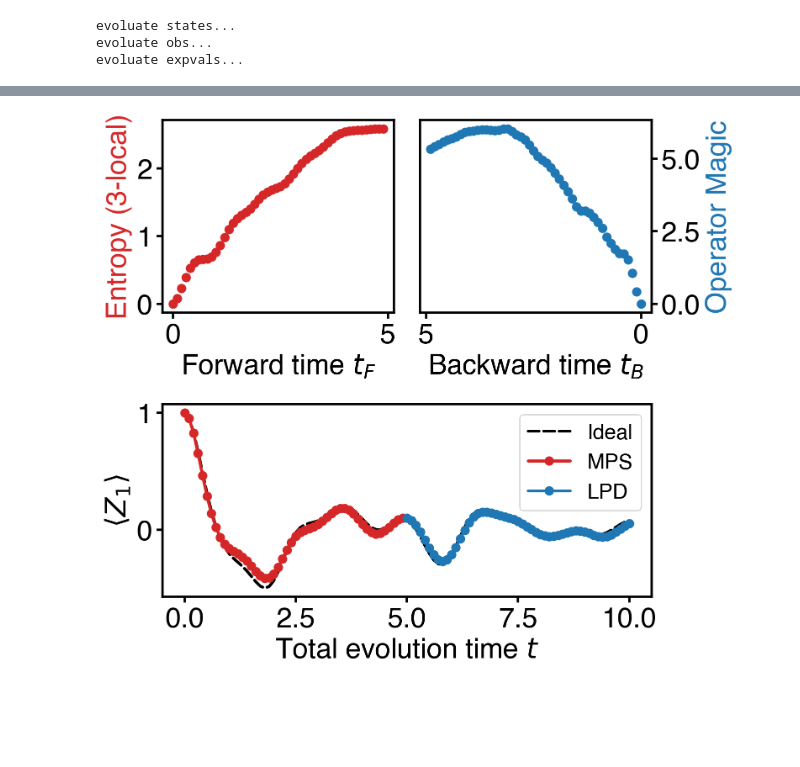
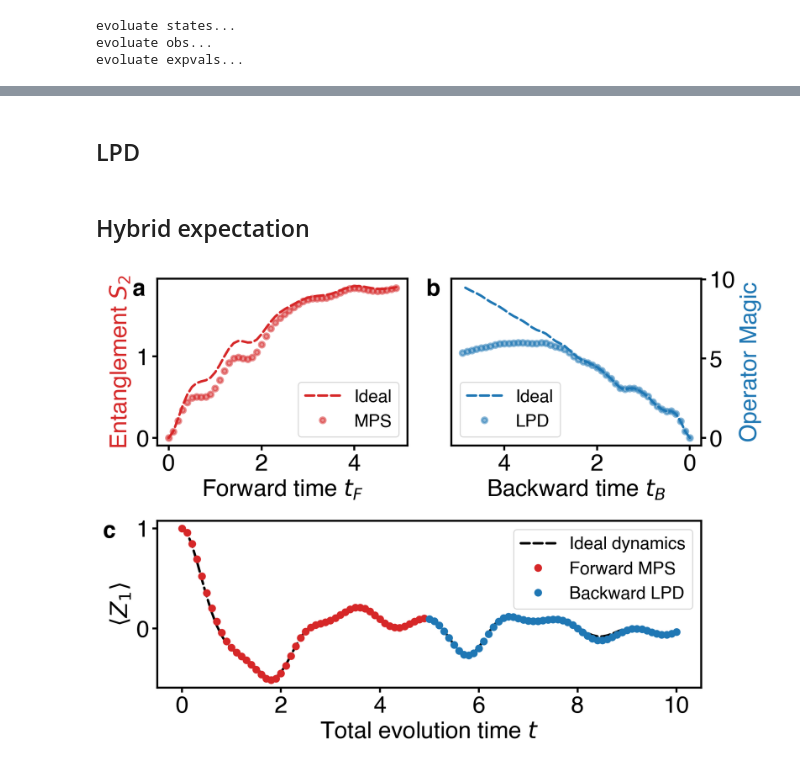
Before and after one commit to Jue-Xu/Pauli-Propagation-Hamiltonian-Expectation, a Jupyter notebook: hybrid.ipynb, the cells around one changed output, grey strips where cells are left out. Drawn from its saved outputs; the diff is of its cells as text; code cells hidden in the pictures; blank space fills up the shorter version.

Commit message:
hybrid update

```diff
--- a/hybrid.ipynb
+++ b/hybrid.ipynb
@@ -44,7 +48,7 @@ qmfi_xx_even = SparsePauliOp.from_sparse_list([*qmfi.xx_tuples[::2]], num_qubits
 qmfi_xx_odd = SparsePauliOp.from_sparse_list([*qmfi.xx_tuples[1::2]], num_qubits=n).simplify()
 qmfi_x_terms = SparsePauliOp.from_sparse_list([*qmfi.x_tuples], num_qubits=n).simplify()
 qmfi_y_terms = qmfi.y_terms
-qmfi_H_list = [qmfi_x_terms, qmfi_y_terms, qmfi_xx_even, qmfi_xx_odd]
+qmfi_H_list = [qmfi_y_terms, qmfi_x_terms, qmfi_xx_even, qmfi_xx_odd]   # y before x is better
 qmfi_H_ordered = sum(qmfi_H_list)
 qmfi_U_dt_ideal = expH(sum(qmfi_H_ordered), dt, use_jax=False)
 qmfi_U_dt_appro = pf(qmfi_H_ordered, dt, 1, 1)
@@ -72,3 +110,5 @@ evoluate expvals...
+# %% [markdown]
+## LPD
 # %%
 exp_val_func = partial(exp_val_0101_state_pauli_rep, n_qubits=n)
 # exp_val_func = exp_val_all_zeros_pauli_rep
@@ -76,42 +116,60 @@ exp_val_func = partial(exp_val_0101_state_pauli_rep, n_qubits=n)
 w_thres = 5
 qmfi_sim = LowWeightPauliPropagation.from_pauli_list(ob_op, qmfi_ops, threshold=w_thres, nprocs=4)
 qmfi_res = qmfi_sim.run_dynamics(r, process=exp_val_func, process_every=1, verbose=False)
-qmfi_res = np.array(qmfi_res)
-qmfi_norm_weight_steps = [weight_2norm_distr(ob, n) for ob in qmfi_sim.evo_obs]
-
-sub_dim = 3
-qmfi_entangle_entropy3 = [entangle_entropy(state, sub_dim) for state in qmfi_trott_states]
-qmfi_magic = [operator_magic(obs) for obs in qmfi_sim.evo_obs]
+# qmfi_res = np.array(qmfi_res)
+# qmfi_norm_weight_steps = [weight_2norm_distr(ob, n) for ob in qmfi_sim.evo_obs]
+qmfi_sim_full = LowWeightPauliPropagation.from_pauli_list(ob_op, qmfi_ops, threshold=n, nprocs=4)
+qmfi_res_full = qmfi_sim_full.run_dynamics(r, process=exp_val_func, process_every=1, verbose=False)
+# %% [markdown]
+## Hybrid expectation
+# %%
+sub_dim = 2
+qmfi_entangle_entropy3 = [entangle_entropy(state, sub_dim) for state in qmfi_trott_states]
+qmfi_entangle_entropy3_mps = [entangle_entropy(res_mps16[str(d)].data, sub_dim) for d in range(r+1)]
+qmfi_magic = [operator_magic(obs) for obs in qmfi_sim.evo_obs]
+qmfi_magic_full = [operator_magic(obs) for obs in qmfi_sim_full.evo_obs]
+
+hybrid_expvals = [expect_value(qmfi_sim.evo_obs[i].to_sparse_pauli_op(n).to_matrix(), res_mps16[str(r//2)].data) for i in range(r//2+1)]
 # %%
 t_list = [i*dt for i in range(r+1)]
 r2 = r//2
 
-fig = plt.figure(figsize=(8, 7))
-ax1 = plt.subplot(2, 2, 1)
-ax2 = plt.subplot(2, 2, 2)
+fig = plt.figure(figsize=(10, 10))
+ax1 = plt.subplot(3, 2, 1)
+ax2 = plt.subplot(3, 2, 2)
 # Create the wide rectangular plot in the second row (spanning both columns)
-ax3 = plt.subplot(2, 1, 2)
+ax3 = plt.subplot(3, 1, 2)
+# ax4 = plt.subplot(3, 1, 3, sharex=ax3)
 
-ax1.plot(t_list[:r2], qmfi_entangle_entropy3[:r2], '.', label='MFI', c='tab:red')
-ax1.set_ylabel(f'Entropy ({sub_dim}-local)', c='tab:red')
-ax1.set_xlabel(rf'Forward time $t_F$')
-ax2.plot(t_list[:r2], qmfi_magic[:r2], '.', label='MFI', c='tab:blue')
-ax2.invert_xaxis()
+ax1.plot(t_list[:r2], qmfi_entangle_entropy3[:r2], '--', label='Ideal', c='tab:red')
+ax1.plot(t_list[:r2], qmfi_entangle_entropy3_mps[:r2], '.', label='MPS', c='tab:red', alpha=0.5, markeredgecolor='tab:red', markeredgewidth=2.5)
+ax1.set_ylabel(rf'Entanglement $S_{sub_dim}$', c='tab:red')
+ax1.set_xlabel(rf'Forward time $t_F$'); ax1.legend(loc='lower right')
+ax2.plot(t_list[:r2], qmfi_magic_full[:r2], '--', label='Ideal', c='tab:blue')
+ax2.plot(t_list[:r2], qmfi_magic[:r2], '.', label='LPD', c='tab:blue', alpha=0.5, markeredgecolor='tab:blue', markeredgewidth=2.5)
+ax2.invert_xaxis(); ax2.legend(loc='lower left')
 ax2.set_ylabel('Operator Magic', c='tab:blue')
 ax2.set_xlabel(rf'Backward time $t_B$')
 ax2.yaxis.set_label_position("right")  # Move y-axis label to the right
 ax2.yaxis.tick_right()
 
-ax3.plot(t_list, qmfi_ideal_expvals, '--', label='Ideal', c='k')
-ax3.plot(t_list[:r2], qmfi_trott_expvals[:r2], '.-', label='MPS', c='tab:red')
-ax3.plot(t_list[r2:], qmfi_trott_expvals[r2:], '.-', label='LPD', c='tab:blue')
-ax3.set_ylabel(rf'$\langle Z_1 \rangle$')
+ax3.plot(t_list, qmfi_ideal_expvals, '--', label='Ideal dynamics', c='k')
+# ax3.plot(t_list[:r2], qmfi_trott_expvals[:r2], '.-', label='Forward MPS', c='tab:red')
+ax3.plot(t_list[:r2], expvals_mps16[:r2], '.', label='Forward MPS', c='tab:red')
+# ax3.plot(t_list[r2:], qmfi_trott_expvals[r2:], '.-', label='Backward LPD', c='tab:blue')
+ax3.plot(t_list[r2:], hybrid_expvals, '.', label='Backward LPD', c='tab:blue')
+ax3.set_ylabel(rf'$\langle Z_1 \rangle$'); ax3.legend(loc='upper right')
 ax3.set_xlabel(rf'Total evolution time $t$')
-ax3.legend()
-
-# for ax, label in zip([ax1, ax2, ax3], ['a', 'b', 'c']):
-#     ax.text(-0.10, 1.15, label, transform=ax.transAxes, fontsize=24, va='top', weight='bold')
+# ax3.tick_params(labelbottom=False)
+# ax4.plot(t_list, np.abs(np.array(qmfi_ideal_expvals)-np.array(qmfi_trott_expvals)), '.-', label='Trotter', c='tab:green')
+# ax4.plot(t_list, np.abs(np.array(qmfi_trott_expvals)-np.array(expvals_mps16)), '.-', label='MPS', c='tab:red')
+# ax4.set_xlabel(rf'Total evolution time $t$')
+# ax4.set_ylabel('Errors'); ax4.legend()
+# plt.subplots_adjust(hspace=0.15)
+for ax, label in zip([ax1, ax2, ax3], ['a', 'b', 'c']):
+# for ax, label in zip([ax1, ax2, ax3, ax4], ['a', 'b', 'c', 'd']):
+    ax.text(-0.10, 1.00, label, transform=ax.transAxes, fontsize=24, va='top', weight='bold')
 
 fig.savefig(f'{fig_dir}/hybrid_n={n}_t={t}_r={r}.pdf', bbox_inches='tight')
 # %% [output]
-[figure, old version]
+[figure, new version]
```
Also changed, not shown: parts of 5 cells of this notebook, 3 other files.
